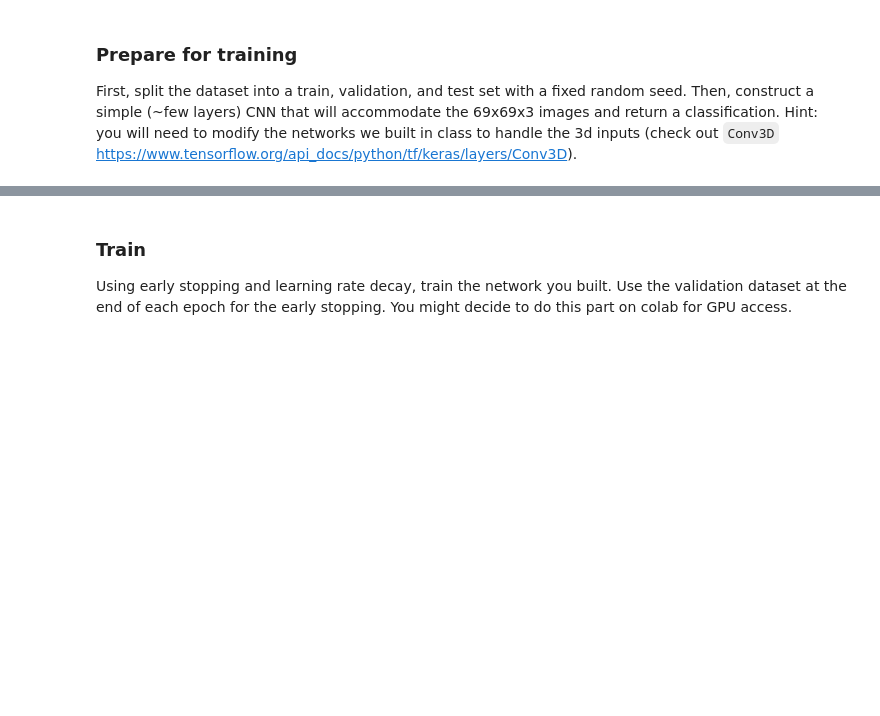
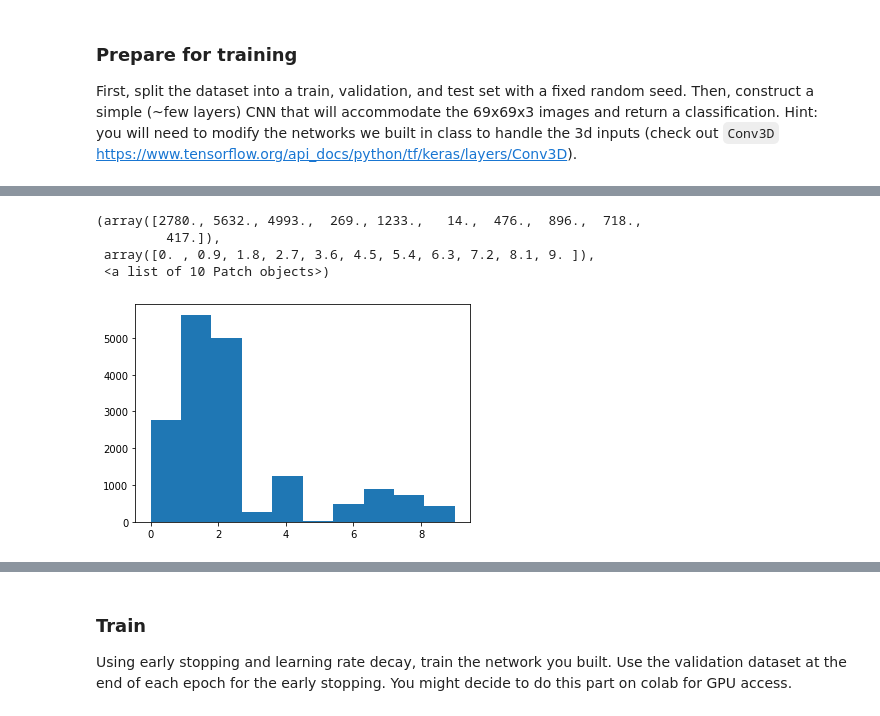
Before and after one commit to haoxing-du/ay250-homework, a Jupyter notebook: hw_6/hw6_ml.ipynb, the cells around one changed output, grey strips where cells are left out. Saved outputs shown, nothing was run; the diff lists cells and outputs as text; code cells hidden in the pictures; blank space fills up the shorter version.

```diff
--- a/hw_6/hw6_ml.ipynb
+++ b/hw_6/hw6_ml.ipynb
@@ -165,0 +136,14 @@ model.compile(optimizer='adam',
+# %%
+# check the distribution of train, val, test
+labels_n_train = []
+for i,galaxy in enumerate(labels_train):
+    label = np.nonzero(labels_train[i])[0][0].astype(int)
+    labels_n_train.append(label)
+
+plt.hist(labels_n_train)
+# %% [output]
+(array([2780., 5632., 4993.,  269., 1233.,   14.,  476.,  896.,  718.,
+         417.]),
+ array([0. , 0.9, 1.8, 2.7, 3.6, 4.5, 5.4, 6.3, 7.2, 8.1, 9. ]),
+ <a list of 10 Patch objects>)
+[figure, added]
```
Also changed, not shown: parts of 42 cells of this notebook.
